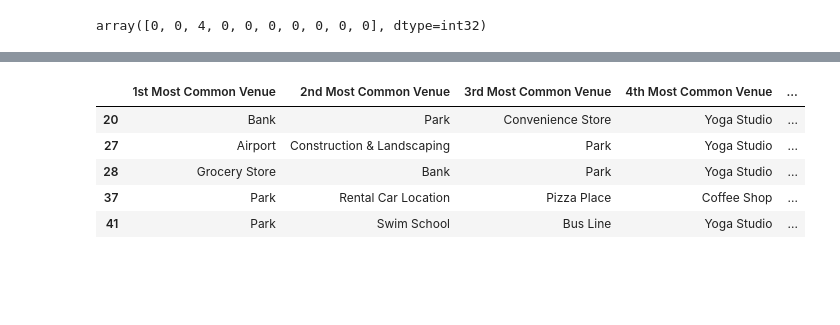
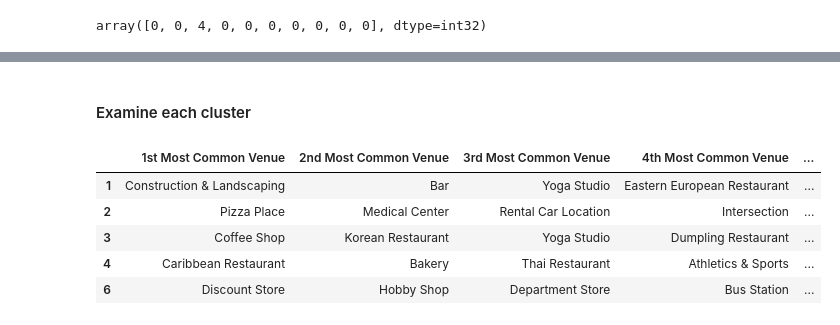
Before and after one commit to nghia1991ad/Coursera-Capstone-Project, a Jupyter notebook: Week3/toronto_neighbourhood_clustering.ipynb, the cells around one changed output, grey strips where cells are left out. Saved outputs shown, nothing was run; the diff lists cells and outputs as text; code cells hidden in the pictures; blank space fills up the shorter version.

```diff
--- a/Week3/toronto_neighbourhood_clustering.ipynb
+++ b/Week3/toronto_neighbourhood_clustering.ipynb
@@ -455,13 +455,15 @@ for lat, lon, poi, cluster in zip(toronto_merged['Latitude'], toronto_merged['Lo
 map_clusters
 # %% [output]
 [interactive output not drawn]
+# %% [markdown]
+#### Examine each cluster
 # %%
-i = 1
+i = 0
 toronto_merged[toronto_merged["Cluster Labels"] == i].drop(columns = ["Postcode","Latitude","Longitude","Neighbourhood","Borough"]).head()
 # %% [output]
 |  | 1st Most Common Venue | 2nd Most Common Venue | 3rd Most Common Venue | 4th Most Common Venue | ... |
-| 20 | Bank | Park | Convenience Store | Yoga Studio | ... |
-| 27 | Airport | Construction & Landscaping | Park | Yoga Studio | ... |
-| 28 | Grocery Store | Bank | Park | Yoga Studio | ... |
-| 37 | Park | Rental Car Location | Pizza Place | Coffee Shop | ... |
-| 41 | Park | Swim School | Bus Line | Yoga Studio | ... |
+| 1 | Construction & Landscaping | Bar | Yoga Studio | Eastern European Restaurant | ... |
+| 2 | Pizza Place | Medical Center | Rental Car Location | Intersection | ... |
+| 3 | Coffee Shop | Korean Restaurant | Yoga Studio | Dumpling Restaurant | ... |
+| 4 | Caribbean Restaurant | Bakery | Thai Restaurant | Athletics & Sports | ... |
+| 6 | Discount Store | Hobby Shop | Department Store | Bus Station | ... |
```
